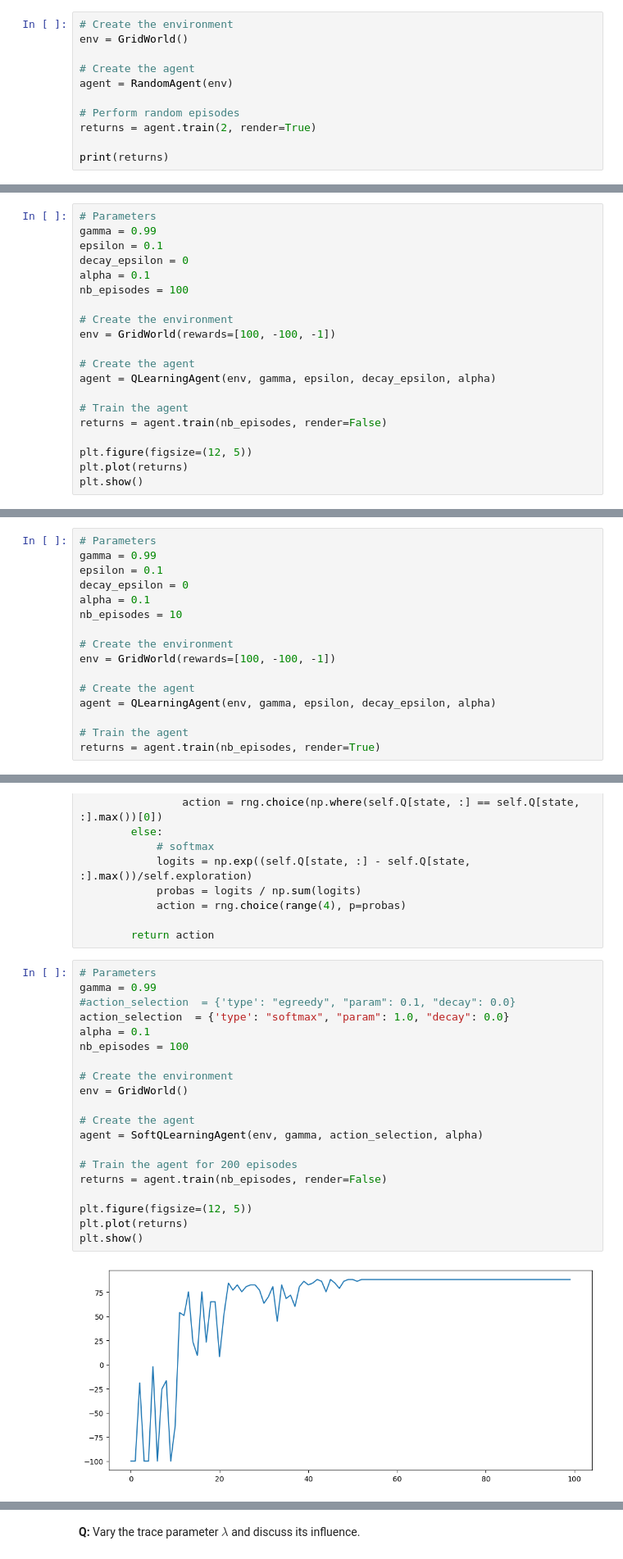
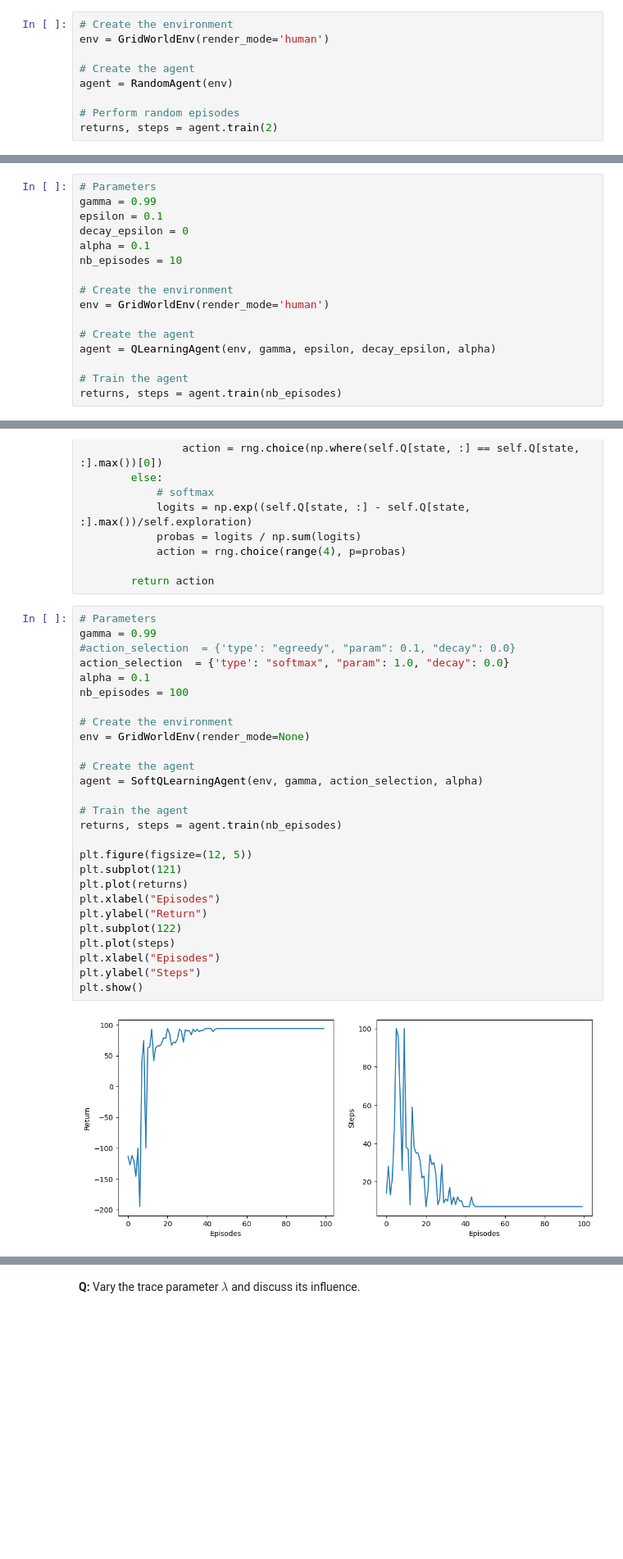
Before and after one commit to vitay/course-deeprl, a Jupyter notebook: notes/exercises/10-Eligibilitytraces-solution.ipynb, the cells around one changed output, grey strips where cells are left out. Shown at 82% size. Cells and saved outputs as stored; diff of their text form; blank space fills up the shorter version.

```diff
--- a/notes/exercises/10-Eligibilitytraces-solution.ipynb
+++ b/notes/exercises/10-Eligibilitytraces-solution.ipynb
@@ -220,11 +357,9 @@ class RandomAgent:
 # %%
 # Create the environment
-env = GridWorld()
+env = GridWorldEnv(render_mode='human')
 
 # Create the agent
 agent = RandomAgent(env)
 
 # Perform random episodes
-returns = agent.train(2, render=True)
-
-print(returns)
+returns, steps = agent.train(2)
@@ -373,17 +530,13 @@ gamma = 0.99
 epsilon = 0.1
 decay_epsilon = 0
 alpha = 0.1
-nb_episodes = 100
+nb_episodes = 10
 
 # Create the environment
-env = GridWorld(rewards=[100, -100, -1])
+env = GridWorldEnv(render_mode='human')
 
 # Create the agent
 agent = QLearningAgent(env, gamma, epsilon, decay_epsilon, alpha)
 
 # Train the agent
-returns = agent.train(nb_episodes, render=False)
-
-plt.figure(figsize=(12, 5))
-plt.plot(returns)
-plt.show()
+returns, steps = agent.train(nb_episodes)
@@ -394,16 +542,0 @@ plt.show()
-# %%
-# Parameters
-gamma = 0.99
-epsilon = 0.1
-decay_epsilon = 0
-alpha = 0.1
-nb_episodes = 10
-
-# Create the environment
-env = GridWorld(rewards=[100, -100, -1])
-
-# Create the agent
-agent = QLearningAgent(env, gamma, epsilon, decay_epsilon, alpha)
-
-# Train the agent
-returns = agent.train(nb_episodes, render=True)
@@ -449,23 +580,30 @@ class SoftQLearningAgent(QLearningAgent):
 # %%
 # Parameters
 gamma = 0.99
 #action_selection  = {'type': "egreedy", "param": 0.1, "decay": 0.0}
 action_selection  = {'type': "softmax", "param": 1.0, "decay": 0.0}
 alpha = 0.1
 nb_episodes = 100
 
 # Create the environment
-env = GridWorld()
+env = GridWorldEnv(render_mode=None)
 
 # Create the agent
 agent = SoftQLearningAgent(env, gamma, action_selection, alpha)
 
-# Train the agent for 200 episodes
-returns = agent.train(nb_episodes, render=False)
+# Train the agent
+returns, steps = agent.train(nb_episodes)
 
 plt.figure(figsize=(12, 5))
+plt.subplot(121)
 plt.plot(returns)
+plt.xlabel("Episodes")
+plt.ylabel("Return")
+plt.subplot(122)
+plt.plot(steps)
+plt.xlabel("Episodes")
+plt.ylabel("Steps")
 plt.show()
 # %% [output]
-[figure, old version]
+[figure, new version]
 # %% [markdown]
```
Also changed, not shown: parts of 24 cells of this notebook, 19 other files.
